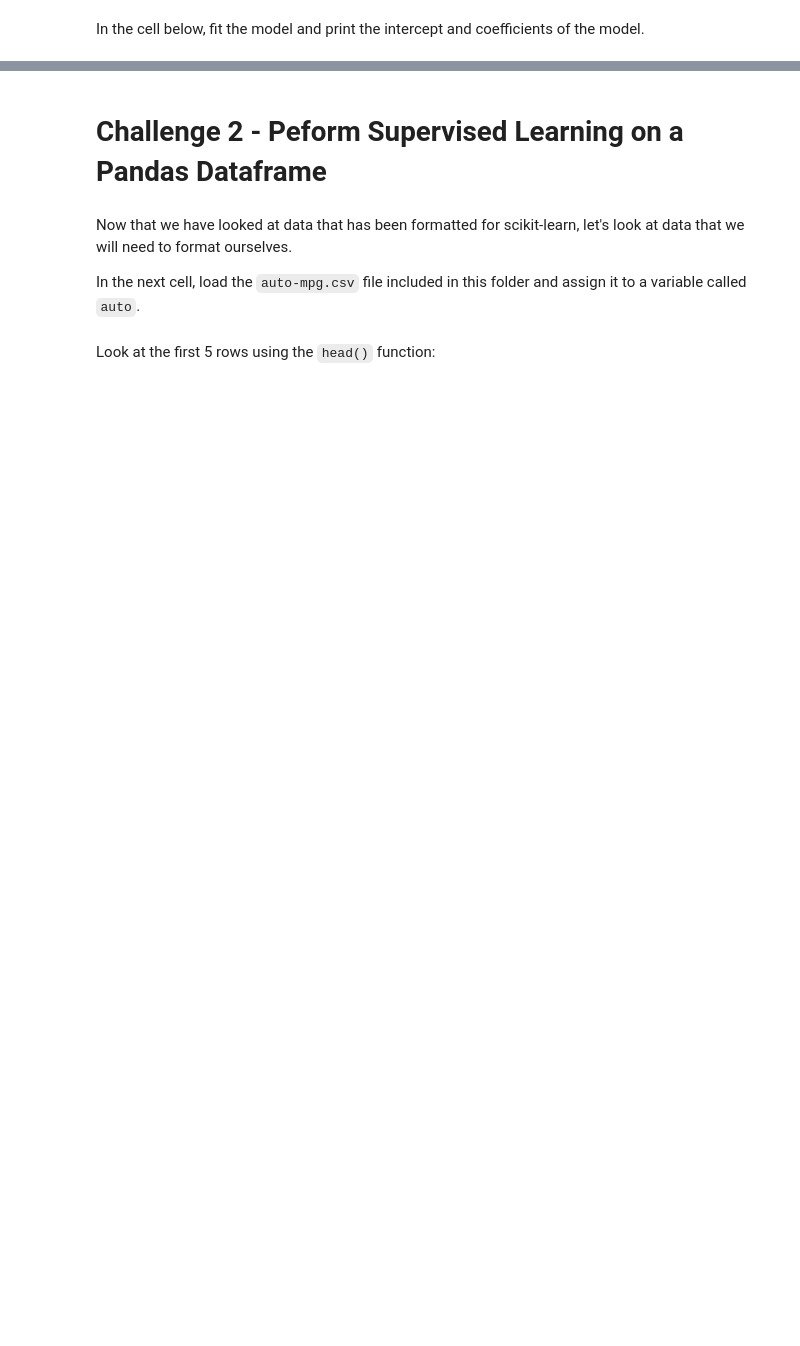
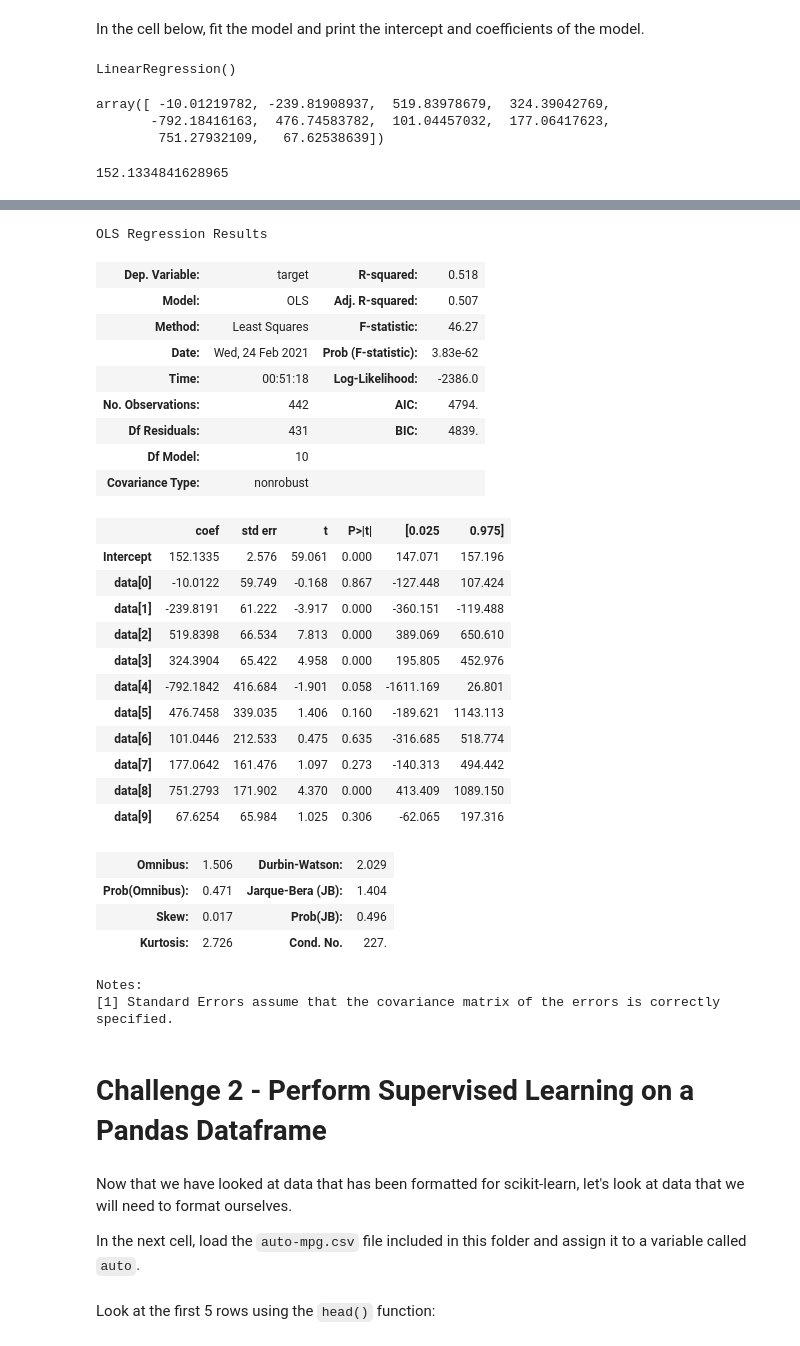
Before and after one commit to Ironhack-Data-Madrid-Enero-2021/lab-intro-to-sklearn, a Jupyter notebook: your-code/main.ipynb, the cells around one changed output, grey strips where cells are left out. Drawn from its saved outputs; the diff is of its cells as text; code cells hidden in the pictures; blank space fills up the shorter version.

```diff
--- a/your-code/main.ipynb
+++ b/your-code/main.ipynb
@@ -16,0 +17,4 @@ First, we will load the diabetes dataset. Do this in the cell below by importing
+# %%
+diabetes = datasets.load_diabetes
+diabetes = diabetes()
+diabetes
@@ -49,3 +115,17 @@ In the cell below, fit the model and print the intercept and coefficients of the
+# %%
+diabetes_model.fit(diabetes.data,diabetes.target)
+# %% [output]
+LinearRegression()
+# %%
+diabetes_model.coef_
+# %% [output]
+array([ -10.01219782, -239.81908937,  519.83978679,  324.39042769,
+       -792.18416163,  476.74583782,  101.04457032,  177.06417623,
+        751.27932109,   67.62538639])
+# %%
+diabetes_model.intercept_
+# %% [output]
+152.1334841628965
 # %% [markdown]
 # Bonus Challenge 1 - Conduct a Hypothesis Test on the Model
 
@@ -64,5 +142,39 @@ Your result should look similar to this:
+# %%
+# Selecciona la columna target y la suma de data.
+# data equivale a la suma de las columnas x1+x2+x3...x+10.
+res = smf.ols("target ~ data", data = diabetes).fit()
+res.summary()
+# %% [output]
+OLS Regression Results
+| Dep. Variable: | target | R-squared: | 0.518 |
+| Model: | OLS | Adj. R-squared: | 0.507 |
+| Method: | Least Squares | F-statistic: | 46.27 |
+| Date: | Wed, 24 Feb 2021 | Prob (F-statistic): | 3.83e-62 |
+| Time: | 00:51:18 | Log-Likelihood: | -2386.0 |
+| No. Observations: | 442 | AIC: | 4794. |
+| Df Residuals: | 431 | BIC: | 4839. |
+| Df Model: | 10 |  |  |
+| Covariance Type: | nonrobust |  |  |
+|  | coef | std err | t | P>|t| | [0.025 | 0.975] |
+| Intercept | 152.1335 | 2.576 | 59.061 | 0.000 | 147.071 | 157.196 |
+| data[0] | -10.0122 | 59.749 | -0.168 | 0.867 | -127.448 | 107.424 |
+| data[1] | -239.8191 | 61.222 | -3.917 | 0.000 | -360.151 | -119.488 |
+| data[2] | 519.8398 | 66.534 | 7.813 | 0.000 | 389.069 | 650.610 |
+| data[3] | 324.3904 | 65.422 | 4.958 | 0.000 | 195.805 | 452.976 |
+| data[4] | -792.1842 | 416.684 | -1.901 | 0.058 | -1611.169 | 26.801 |
+| data[5] | 476.7458 | 339.035 | 1.406 | 0.160 | -189.621 | 1143.113 |
+| data[6] | 101.0446 | 212.533 | 0.475 | 0.635 | -316.685 | 518.774 |
+| data[7] | 177.0642 | 161.476 | 1.097 | 0.273 | -140.313 | 494.442 |
+| data[8] | 751.2793 | 171.902 | 4.370 | 0.000 | 413.409 | 1089.150 |
+| data[9] | 67.6254 | 65.984 | 1.025 | 0.306 | -62.065 | 197.316 |
+| Omnibus: | 1.506 | Durbin-Watson: | 2.029 |
+| Prob(Omnibus): | 0.471 | Jarque-Bera (JB): | 1.404 |
+| Skew: | 0.017 | Prob(JB): | 0.496 |
+| Kurtosis: | 2.726 | Cond. No. | 227. |
+Notes:
+[1] Standard Errors assume that the covariance matrix of the errors is correctly specified.
 # %% [markdown]
-# Challenge 2 - Peform Supervised Learning on a Pandas Dataframe
+# Challenge 2 - Perform Supervised Learning on a Pandas Dataframe
 # %% [markdown]
 Now that we have looked at data that has been formatted for scikit-learn, let's look at data that we will need to format ourselves.
 
```
Also changed, not shown: parts of 54 cells of this notebook.
